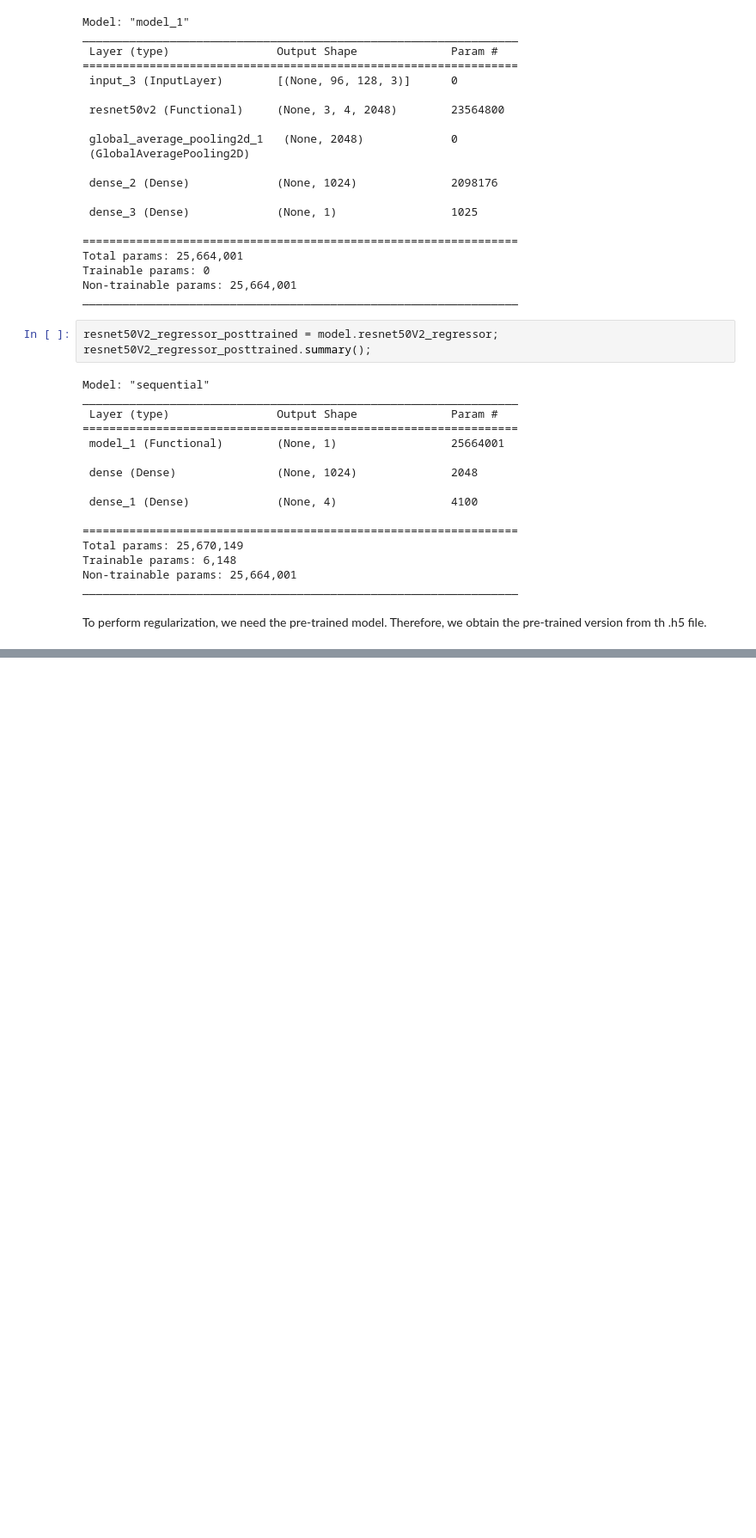
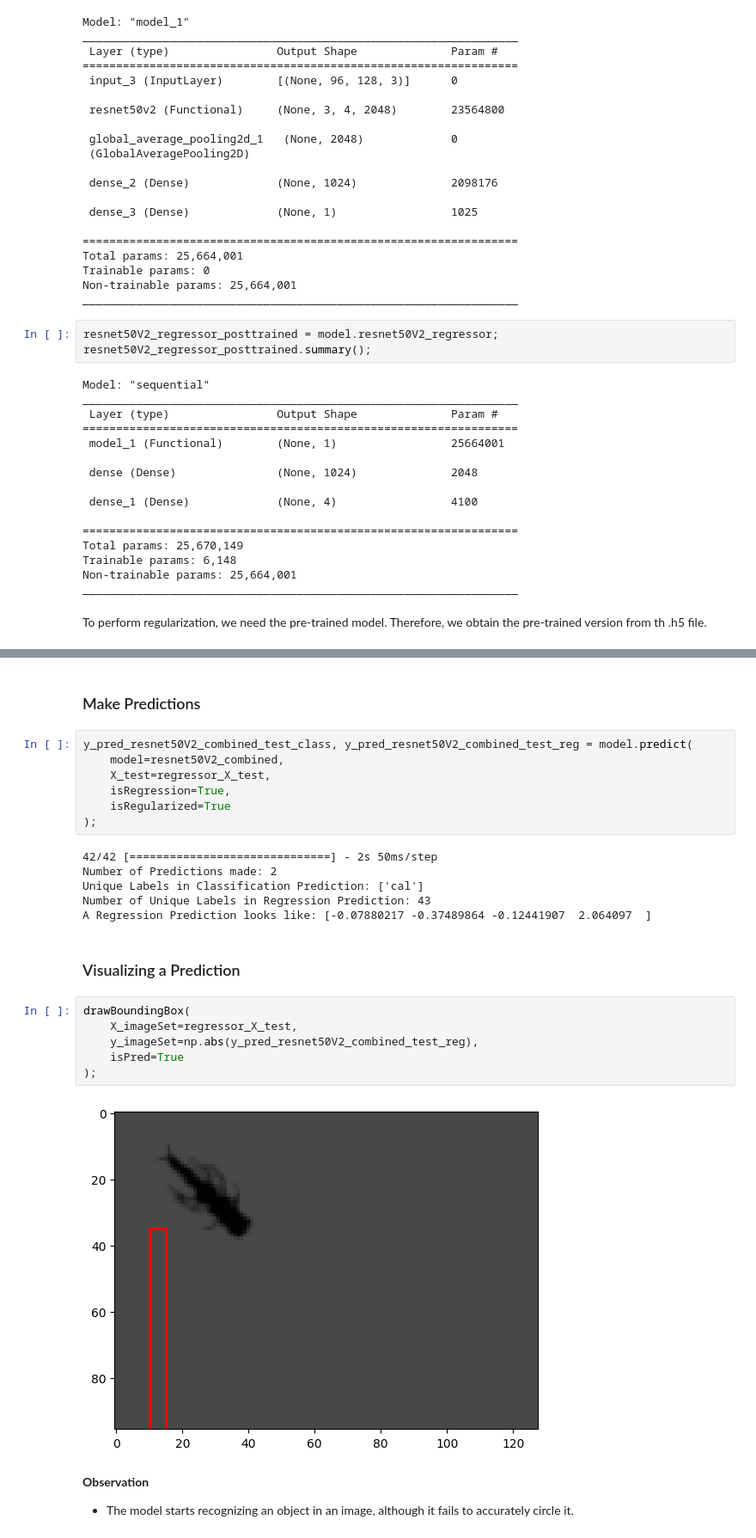
Before and after one commit to kmock930/Multi-Category-Image-Modelling-Transfer-Learning, a Jupyter notebook: CSI5341 Assignment 3 - Kelvin Mock 300453668.ipynb, the cells around one changed output, grey strips where cells are left out. Shown at 86% size. Saved outputs shown, nothing was run; the diff lists cells and outputs as text; blank space fills up the shorter version.

```diff
--- a/CSI5341 Assignment 3 - Kelvin Mock 300453668.ipynb
+++ b/CSI5341 Assignment 3 - Kelvin Mock 300453668.ipynb
@@ -1032,0 +1159,28 @@ resnet50V2_classifier_pretrained.summary();
+# %% [markdown]
+### Make Predictions
+# %%
+y_pred_resnet50V2_combined_test_class, y_pred_resnet50V2_combined_test_reg = model.predict(
+    model=resnet50V2_combined,
+    X_test=regressor_X_test,
+    isRegression=True,
+    isRegularized=True
+);
+# %% [output]
+42/42 [==============================] - 2s 50ms/step
+Number of Predictions made: 2
+Unique Labels in Classification Prediction: ['cal']
+Number of Unique Labels in Regression Prediction: 43
+A Regression Prediction looks like: [-0.07880217 -0.37489864 -0.12441907  2.064097  ]
+# %% [markdown]
+### Visualizing a Prediction
+# %%
+drawBoundingBox(
+    X_imageSet=regressor_X_test,
+    y_imageSet=np.abs(y_pred_resnet50V2_combined_test_reg),
+    isPred=True
+);
+# %% [output]
+[figure, added]
+# %% [markdown]
+**Observation**
+- The model starts recognizing an object in an image, although it fails to accurately circle it.
```
Also changed, not shown: parts of 31 cells of this notebook, 2 other files.
